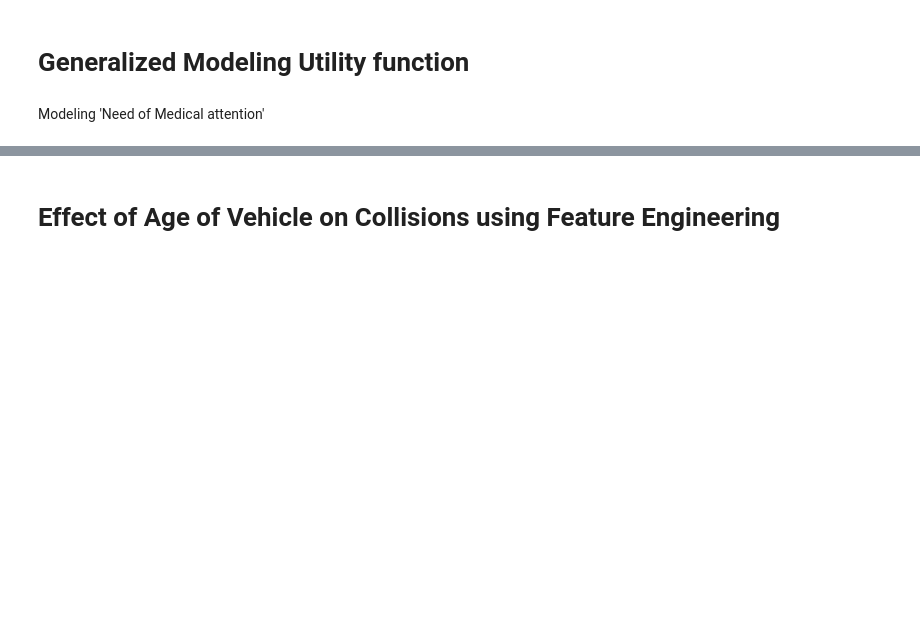
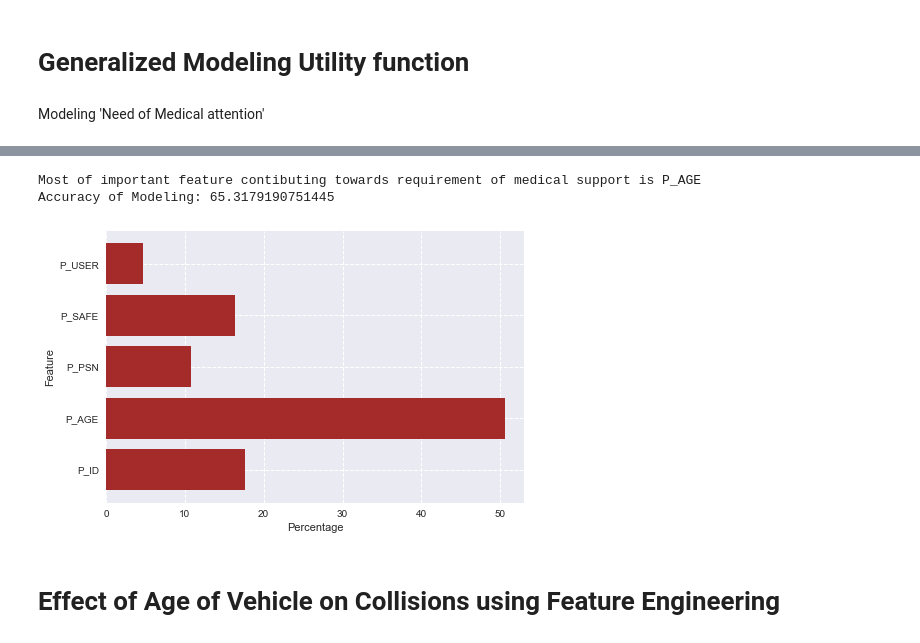
Before and after one commit to SinghGursimran/Analysis-of-Car-Accidents-in-Canada-using-PySpark, a Jupyter notebook: Analysis.ipynb, the cells around one changed output, grey strips where cells are left out. Drawn from its saved outputs; the diff is of its cells as text; code cells hidden in the pictures; blank space fills up the shorter version.

```diff
--- a/Analysis.ipynb
+++ b/Analysis.ipynb
@@ -849,3 +849,15 @@ Accuracy of Modeling: 65.3179190751445
+# %%
+from  pyspark.ml.classification import LogisticRegression
+input_schema = ['P_ID','P_AGE','P_PSN','P_SAFE','P_USER']
+label = "P_ISEV"
+model = RandomForestClassifier( labelCol="label", numTrees=100, maxDepth=5, seed=42)
+model_lr, mif, accuracy = modeling(df.filter((col("P_ISEV")==1) | (col("P_ISEV")==2)), input_schema, label, model)
+print("Most of important feature contibuting towards requirement of medical support is",mif)
+print("Accuracy of Modeling:",accuracy)
+# %% [output]
+Most of important feature contibuting towards requirement of medical support is P_AGE
+Accuracy of Modeling: 65.3179190751445
+[figure, added]
 # %% [markdown]
 # Effect of Age of Vehicle on Collisions using Feature Engineering
 # %%
```
Also changed, not shown: parts of 9 cells of this notebook.
